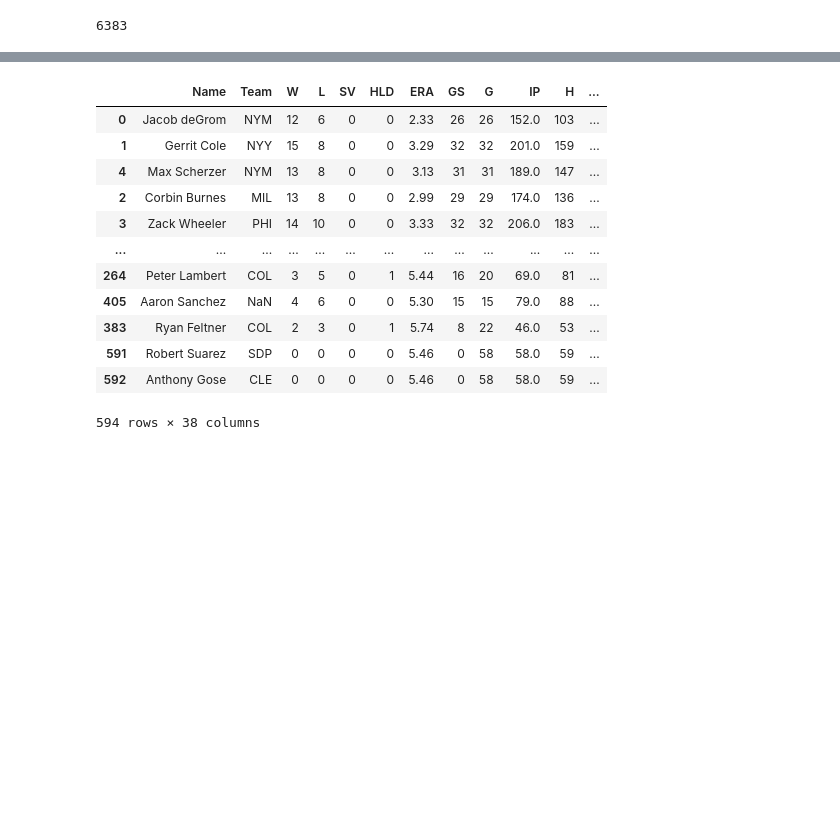
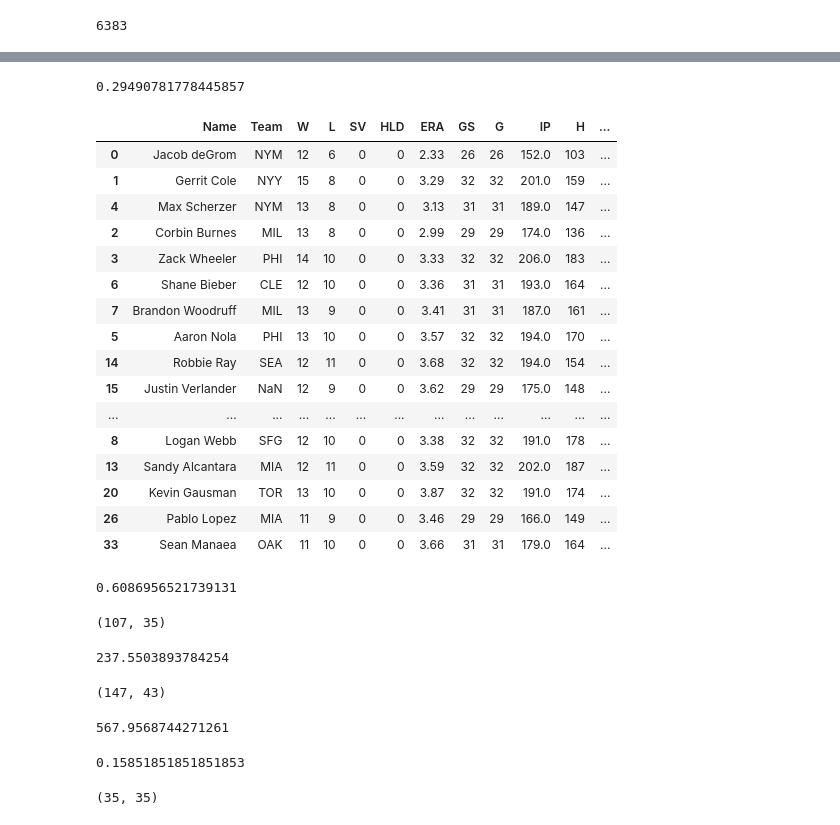
Before and after one commit to haueter19/baseball, a Jupyter notebook: Fantasy Work.ipynb, the cells around one changed output, grey strips where cells are left out. Cells and saved outputs as stored; diff of their text form; code cells hidden in the pictures; blank space fills up the shorter version.

```diff
--- a/Fantasy Work.ipynb
+++ b/Fantasy Work.ipynb
@@ -187,5 +240,8 @@ for i in ['W', 'SO', 'Sv+Hld', 'xER', 'xWHIP']:
 # %%
-p['z'] = p['W_z'] + p['SO_z'] + p['Sv+Hld_z'] + p['xER_z'] + p['xWHIP_z']
+p['z'] = p['zW'] + p['zSO'] + p['zSv+Hld'] + p['zxER'] + p['zxWHIP']
+# %%
+p_adjustment_value = abs(p.sort_values('z', ascending=False).iloc[107]['z'])
+p['z'] = p['z'].apply(lambda x: x+p_adjustment_value)
 # %%
 p[p['z']>0]['z'].sum()
 # %% [output]
@@ -193,18 +249,51 @@ p[p['z']>0]['z'].sum()
+# %%
+total_z = h[h['z']>0]['z'].sum()+p[p['z']>0]['z'].sum()
+p[p['z']>0]['z'].sum()/total_z
+# %% [output]
+0.29490781778445857
 # %%
-p['Value'] = (p['z'] / p[p['z']>0]['z'].sum()) * tot_dollars * (1-player_split)
+p['Value'] = (p['z'] / total_z) * tot_dollars * (1-player_split)
-# %%
-p.sort_values('Value', ascending=False)
-# %% [output]
-|  | Name | Team | W | L | SV | HLD | ERA | GS | G | IP | H | ... |
-| 0 | Jacob deGrom | NYM | 12 | 6 | 0 | 0 | 2.33 | 26 | 26 | 152.0 | 103 | ... |
-| 1 | Gerrit Cole | NYY | 15 | 8 | 0 | 0 | 3.29 | 32 | 32 | 201.0 | 159 | ... |
-| 4 | Max Scherzer | NYM | 13 | 8 | 0 | 0 | 3.13 | 31 | 31 | 189.0 | 147 | ... |
-| 2 | Corbin Burnes | MIL | 13 | 8 | 0 | 0 | 2.99 | 29 | 29 | 174.0 | 136 | ... |
-| 3 | Zack Wheeler | PHI | 14 | 10 | 0 | 0 | 3.33 | 32 | 32 | 206.0 | 183 | ... |
-| ... | ... | ... | ... | ... | ... | ... | ... | ... | ... | ... | ... | ... |
-| 264 | Peter Lambert | COL | 3 | 5 | 0 | 1 | 5.44 | 16 | 20 | 69.0 | 81 | ... |
-| 405 | Aaron Sanchez | NaN | 4 | 6 | 0 | 0 | 5.30 | 15 | 15 | 79.0 | 88 | ... |
-| 383 | Ryan Feltner | COL | 2 | 3 | 0 | 1 | 5.74 | 8 | 22 | 46.0 | 53 | ... |
-| 591 | Robert Suarez | SDP | 0 | 0 | 0 | 0 | 5.46 | 0 | 58 | 58.0 | 59 | ... |
-| 592 | Anthony Gose | CLE | 0 | 0 | 0 | 0 | 5.46 | 0 | 58 | 58.0 | 59 | ... |
-594 rows × 38 columns
+# %%
+p.sort_values('Value', ascending=False).head(20)
+# %% [output]
+|  | Name | Team | W | L | SV | HLD | ERA | GS | G | IP | H | ... |
+| 0 | Jacob deGrom | NYM | 12 | 6 | 0 | 0 | 2.33 | 26 | 26 | 152.0 | 103 | ... |
+| 1 | Gerrit Cole | NYY | 15 | 8 | 0 | 0 | 3.29 | 32 | 32 | 201.0 | 159 | ... |
+| 4 | Max Scherzer | NYM | 13 | 8 | 0 | 0 | 3.13 | 31 | 31 | 189.0 | 147 | ... |
+| 2 | Corbin Burnes | MIL | 13 | 8 | 0 | 0 | 2.99 | 29 | 29 | 174.0 | 136 | ... |
+| 3 | Zack Wheeler | PHI | 14 | 10 | 0 | 0 | 3.33 | 32 | 32 | 206.0 | 183 | ... |
+| 6 | Shane Bieber | CLE | 12 | 10 | 0 | 0 | 3.36 | 31 | 31 | 193.0 | 164 | ... |
+| 7 | Brandon Woodruff | MIL | 13 | 9 | 0 | 0 | 3.41 | 31 | 31 | 187.0 | 161 | ... |
+| 5 | Aaron Nola | PHI | 13 | 10 | 0 | 0 | 3.57 | 32 | 32 | 194.0 | 170 | ... |
+| 14 | Robbie Ray | SEA | 12 | 11 | 0 | 0 | 3.68 | 32 | 32 | 194.0 | 154 | ... |
+| 15 | Justin Verlander | NaN | 12 | 9 | 0 | 0 | 3.62 | 29 | 29 | 175.0 | 148 | ... |
+| ... | ... | ... | ... | ... | ... | ... | ... | ... | ... | ... | ... | ... |
+| 8 | Logan Webb | SFG | 12 | 10 | 0 | 0 | 3.38 | 32 | 32 | 191.0 | 178 | ... |
+| 13 | Sandy Alcantara | MIA | 12 | 11 | 0 | 0 | 3.59 | 32 | 32 | 202.0 | 187 | ... |
+| 20 | Kevin Gausman | TOR | 13 | 10 | 0 | 0 | 3.87 | 32 | 32 | 191.0 | 174 | ... |
+| 26 | Pablo Lopez | MIA | 11 | 9 | 0 | 0 | 3.46 | 29 | 29 | 166.0 | 149 | ... |
+| 33 | Sean Manaea | OAK | 11 | 10 | 0 | 0 | 3.66 | 31 | 31 | 179.0 | 164 | ... |
+# %%
+(14*12)/((9*12)+(14*12))
+# %% [output]
+0.6086956521739131
+# %%
+print(p[p['z']>0].shape)
+p[p['z']>0]['z'].sum()
+# %% [output]
+(107, 35)
+237.5503893784254
+# %%
+print(h[h['z']>0].shape)
+h[h['z']>0]['z'].sum()
+# %% [output]
+(147, 43)
+567.9568744271261
+# %%
+107/(107+568)
+# %% [output]
+0.15851851851851853
+# %%
+p.iloc[:108][p['Primary_Pos']=='RP'].shape
+# %% [output]
+(35, 35)
```
Also changed, not shown: parts of 10 cells of this notebook.
